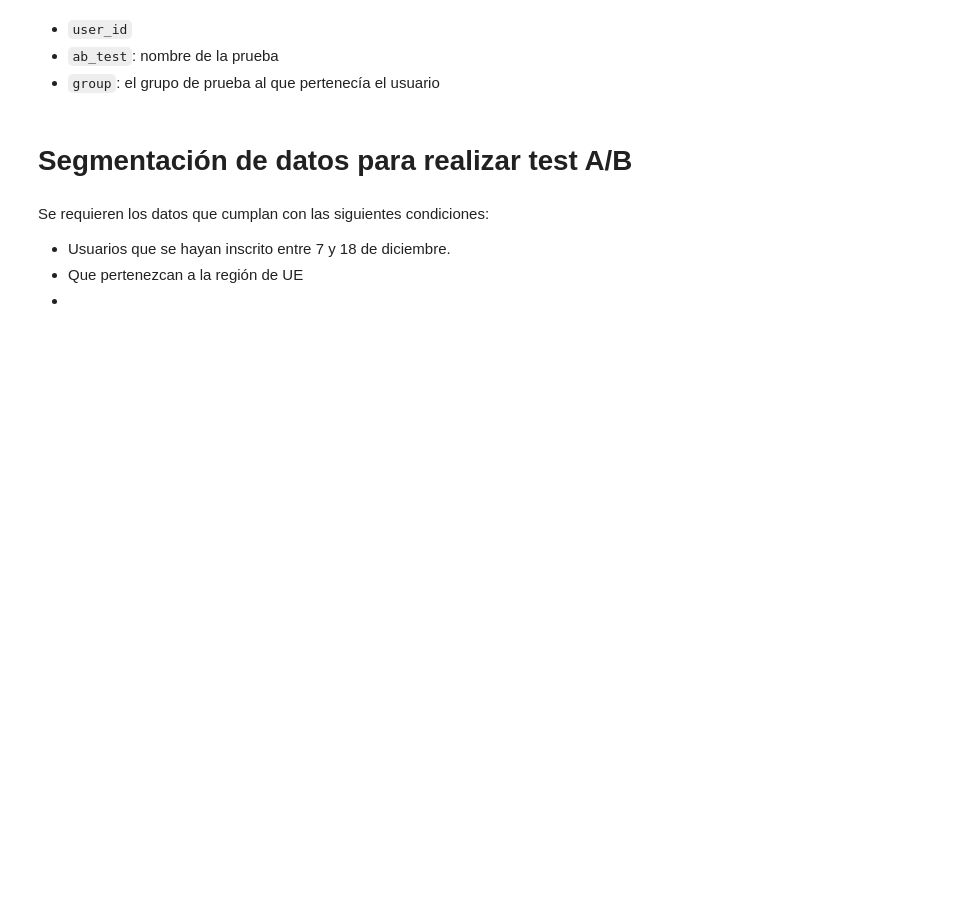
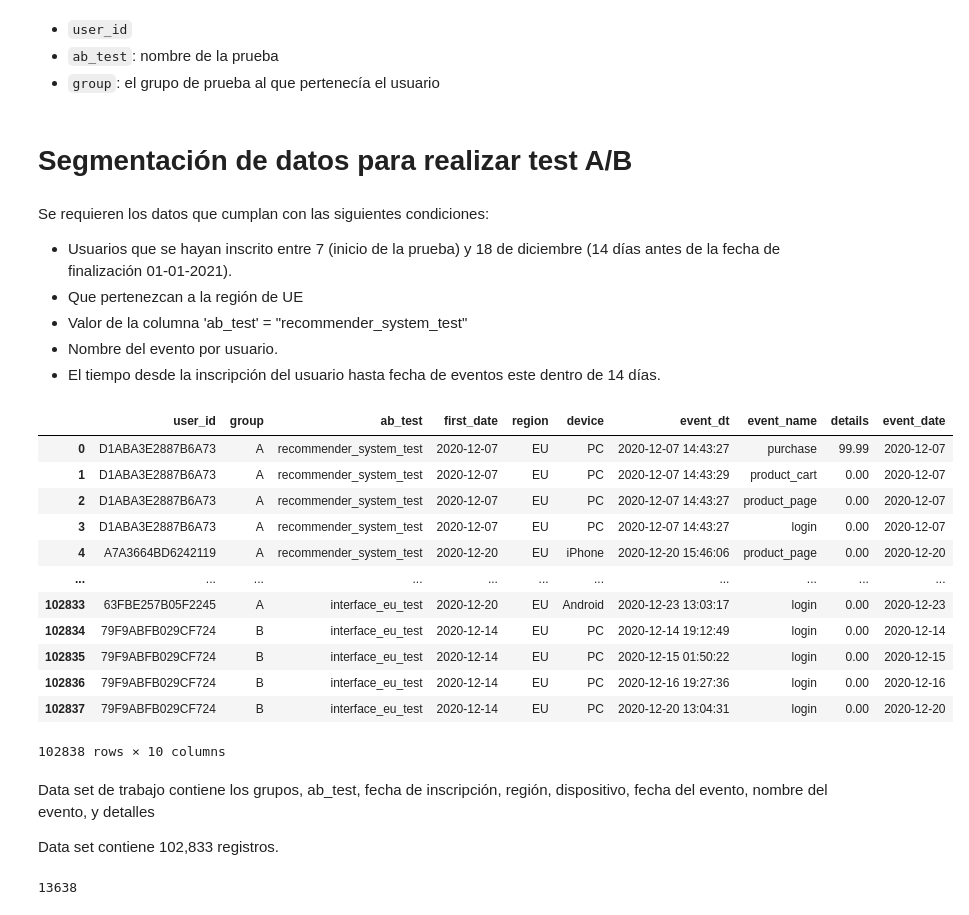
Before and after one commit to Alop89/integral_project, a Jupyter notebook: a_b_test/a_b_test.ipynb, the cells around one changed output. Cells and saved outputs as stored; diff of their text form; code cells hidden in the pictures; blank space fills up the shorter version.

```diff
--- a/a_b_test/a_b_test.ipynb
+++ b/a_b_test/a_b_test.ipynb
@@ -231,6 +263,41 @@ None
 # Segmentación de datos para realizar test A/B
 # %% [markdown]
 Se requieren los datos que cumplan con las siguientes condiciones:
-* Usuarios que se hayan inscrito entre 7 y 18 de diciembre.
+* Usuarios que se hayan inscrito entre 7 (inicio de la prueba) y 18 de diciembre (14 días antes de la fecha de finalización 01-01-2021).
 * Que pertenezcan a la región de UE
-*
+* Valor de la columna 'ab_test' = "recommender_system_test"
+* Nombre del evento por usuario.
+* El tiempo desde la inscripción del usuario hasta fecha de eventos este dentro de 14 días.
+# %%
+# Generación de dataset de trabajo con las columnas requeridas
+
+wdataset = pd.merge(final_ab_participants_data, final_ab_new_events_data, on='user_id', how = 'inner')
+wdataset = pd.merge(wdataset, final_ab_events_data, on = 'user_id', how = 'inner')
+
+# Generación de columna con día del evento
+wdataset['event_date'] = wdataset['event_dt'].dt.date
+wdataset
+# %% [output]
+|  | user_id | group | ab_test | first_date | region | device | event_dt | event_name | details | event_date |
+| 0 | D1ABA3E2887B6A73 | A | recommender_system_test | 2020-12-07 | EU | PC | 2020-12-07 14:43:27 | purchase | 99.99 | 2020-12-07 |
+| 1 | D1ABA3E2887B6A73 | A | recommender_system_test | 2020-12-07 | EU | PC | 2020-12-07 14:43:29 | product_cart | 0.00 | 2020-12-07 |
+| 2 | D1ABA3E2887B6A73 | A | recommender_system_test | 2020-12-07 | EU | PC | 2020-12-07 14:43:27 | product_page | 0.00 | 2020-12-07 |
+| 3 | D1ABA3E2887B6A73 | A | recommender_system_test | 2020-12-07 | EU | PC | 2020-12-07 14:43:27 | login | 0.00 | 2020-12-07 |
+| 4 | A7A3664BD6242119 | A | recommender_system_test | 2020-12-20 | EU | iPhone | 2020-12-20 15:46:06 | product_page | 0.00 | 2020-12-20 |
+| ... | ... | ... | ... | ... | ... | ... | ... | ... | ... | ... |
+| 102833 | 63FBE257B05F2245 | A | interface_eu_test | 2020-12-20 | EU | Android | 2020-12-23 13:03:17 | login | 0.00 | 2020-12-23 |
+| 102834 | 79F9ABFB029CF724 | B | interface_eu_test | 2020-12-14 | EU | PC | 2020-12-14 19:12:49 | login | 0.00 | 2020-12-14 |
+| 102835 | 79F9ABFB029CF724 | B | interface_eu_test | 2020-12-14 | EU | PC | 2020-12-15 01:50:22 | login | 0.00 | 2020-12-15 |
+| 102836 | 79F9ABFB029CF724 | B | interface_eu_test | 2020-12-14 | EU | PC | 2020-12-16 19:27:36 | login | 0.00 | 2020-12-16 |
+| 102837 | 79F9ABFB029CF724 | B | interface_eu_test | 2020-12-14 | EU | PC | 2020-12-20 13:04:31 | login | 0.00 | 2020-12-20 |
+102838 rows × 10 columns
+# %% [markdown]
+Data set de trabajo contiene los grupos, ab_test, fecha de inscripción, región, dispositivo, fecha del evento, nombre del evento, y detalles
+
+Data set contiene 102,833 registros.
+# %%
+# Número único de usuarios
+
+wdataset['user_id'].nunique()
+# %% [output]
+13638
```
Also changed, not shown: parts of 14 cells of this notebook.
